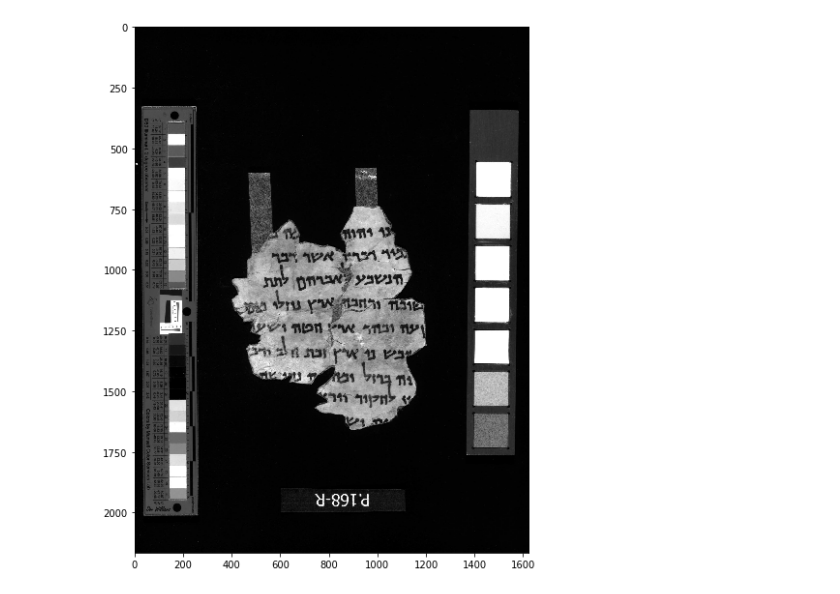
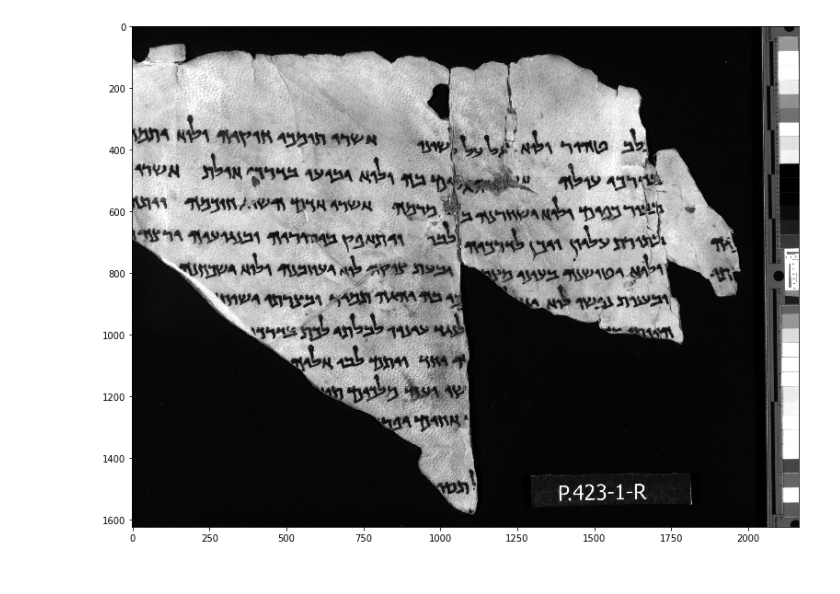
Before and after one commit to zeroxenator/hwr, a Jupyter notebook: Preprocessing/recognize_handwriting.ipynb, the cells around one changed output. Saved outputs shown, nothing was run; the diff lists cells and outputs as text; code cells hidden in the pictures.

```diff
--- a/Preprocessing/recognize_handwriting.ipynb
+++ b/Preprocessing/recognize_handwriting.ipynb
@@ -4,11 +4,11 @@ import numpy as np
 import matplotlib.pyplot as plt
 from recognize_handwriting import *
 # %%
-path = 'image-data/test7.jpg'
+path = 'image-data/test15.jpg'
 image = cv2.imread(path, cv2.IMREAD_GRAYSCALE)
 plt.figure(figsize = (500,10))
 plt.imshow(image, cmap='gray', aspect = 1)
 plt.show()
 # %% [output]
-[figure, old version]
+[figure, new version]
 # %%
```
Also changed, not shown: parts of 1 cell of this notebook, 22 other files.
